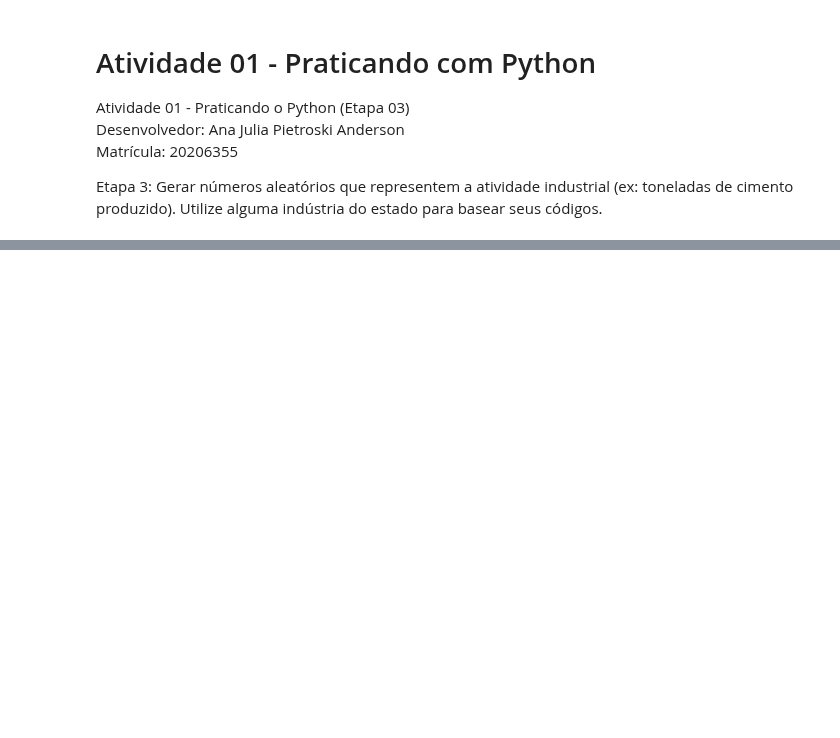
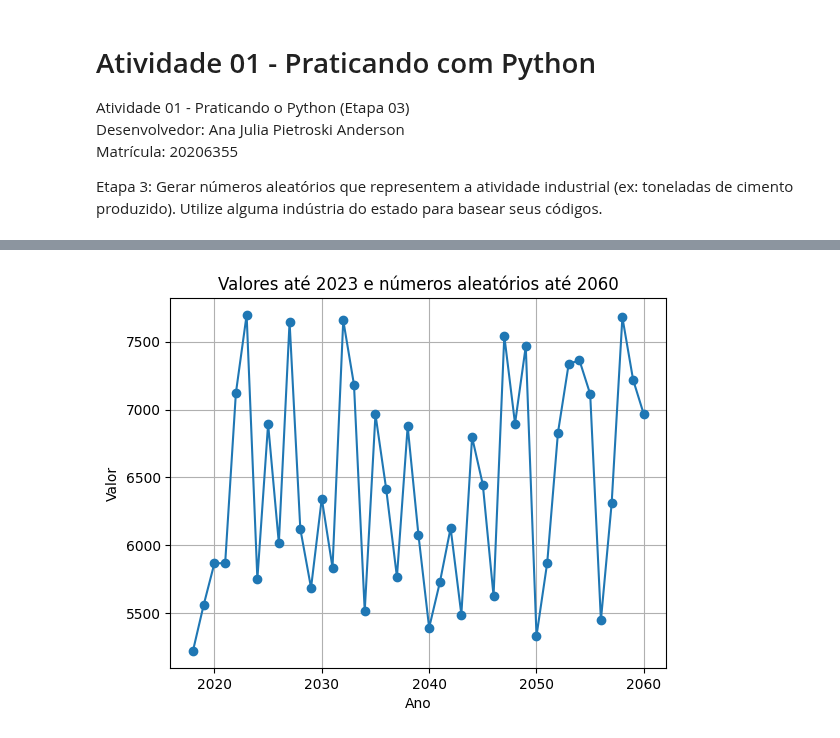
Before and after one commit to anapietroski/Controle_AnaPietroski, a Jupyter notebook: Atividade01_Etapa03.ipynb, the cells around one changed output, grey strips where cells are left out. Drawn from its saved outputs; the diff is of its cells as text; code cells hidden in the pictures; blank space fills up the shorter version.

```diff
--- a/Atividade01_Etapa03.ipynb
+++ b/Atividade01_Etapa03.ipynb
@@ -11,6 +9,6 @@ Etapa 3: Gerar números aleatórios que representem a atividade industrial (ex:
 import pandas as pd
 import numpy as np
 
-# Definindo os meses e anos
-meses = ['janeiro', 'fevereiro', 'março', 'abril', 'maio', 'junho', 'julho', 'agosto', 'setembro', 'outubro', 'novembro', 'dezembro']
-anos = ['2018', '2019', '2020', '2021', '2022', '2023']
+# Dados fornecidos
+anos = [2018, 2019, 2020, 2021, 2022, 2023]
+valores = [5222.619, 5561.473, 5868.273, 5868.299, 7121.835, 7696.679]
@@ -62,0 +15,10 @@ print(tabela_html)
+# %%
+# Gerando números aleatórios para os anos de 2024 a 2060
+anos_futuros = list(range(2024, 2061))
+valores_futuros = [np.random.uniform(min(valores), max(valores)) for _ in range(len(anos_futuros))]
+# %%
+# Criando um DataFrame para os dados
+dados = pd.DataFrame({'Ano': anos + anos_futuros, 'Valor': valores + valores_futuros})
+
+# Exibindo a tabela
+print(dados)
@@ -62,0 +43,13 @@ print(tabela_html)
+# %%
+import matplotlib.pyplot as plt
+
+
+# Plotando o gráfico
+plt.plot(dados['Ano'], dados['Valor'], marker='o', linestyle='-')
+plt.xlabel('Ano')
+plt.ylabel('Valor')
+plt.title('Valores até 2023 e números aleatórios até 2060')
+plt.grid(True)
+plt.show()
+# %% [output]
+[figure, added]
```
Also changed, not shown: parts of 7 cells of this notebook.
